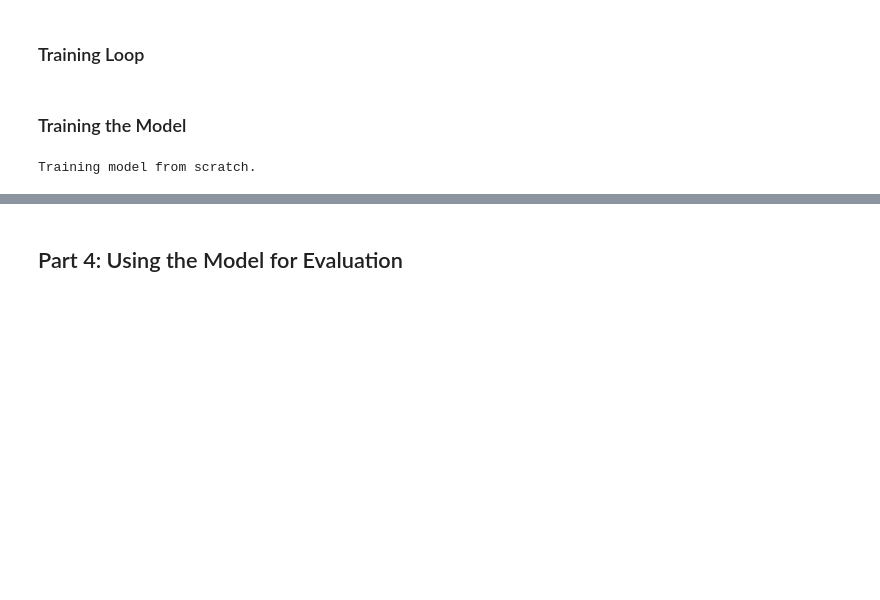
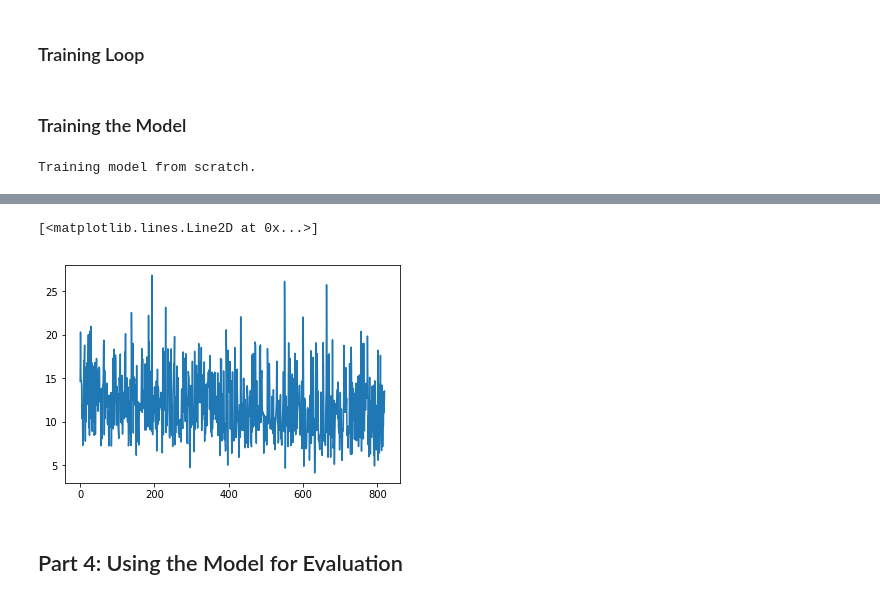
Before and after one commit to macbrennan90/translation-model, a Jupyter notebook: translation-model.ipynb, the cells around one changed output, grey strips where cells are left out. Saved outputs shown, nothing was run; the diff lists cells and outputs as text; code cells hidden in the pictures; blank space fills up the shorter version.

Commit message:
Built evaluation function, trained models on both datasets

```diff
--- a/translation-model.ipynb
+++ b/translation-model.ipynb
@@ -900,8 +935,8 @@ input_idx.shape
 # %% [output]
 torch.Size([1, 1])
 # %%
-o, h, a = decoder.forward(input_idx, decoder_hidden, encoder_output)
-print(o.shape)
+output, hidden, attention = decoder.forward(input_idx, decoder_hidden, encoder_output)
+print(output.shape)
 # %% [output]
 torch.Size([1, 99997])
 # %%
@@ -988,7 +1026,8 @@ def trainIters(encoder, decoder, dataloader, epochs, print_every_n_batches=100,
 
     # Cycle through epochs
     for epoch in range(epochs):
-
+        loss_avg = 0
+        print(f'Epoch {epoch + 1}/{epochs}')
         # Cycle through batches
         for i, batch in enumerate(dataloader):
 
@@ -998,12 +1037,13 @@ def trainIters(encoder, decoder, dataloader, epochs, print_every_n_batches=100,
 
             loss = train(input_tensor, target_tensor, encoder, decoder,
                          encoder_optimizer, decoder_optimizer, criterion)
-            if i % print_every_n_batches == 0:
-                print(f'batch {i} loss: {loss}')
-            plot_losses.append(loss)
 
-
-        print(f'Epoch {epoch + 1}/{epochs}, loss on final batch: {loss}')
+            loss_avg += loss
+            if i % print_every_n_batches == 0 and i != 0:
+                loss_avg /= print_every_n_batches
+                print(f'After {i} batches, average loss/{print_every_n_batches} batches: {loss_avg}')
+                plot_losses.append(loss)
+                loss_avg = 0
     return plot_losses
 # %% [markdown]
 ### Training the Model
@@ -1014,8 +1053,11 @@ learning_rate = 0.1
 dataloader = DataLoader(french_english_dataset, batch_size=batch_size,
                         shuffle=True, num_workers=4)
 # %%
-encoder = EncoderBiLSTM(hidden_size, fr_vectors).to(device)
-decoder = AttnDecoderLSTM(hidden_size, en_vectors, seq_length, 2*hidden_size).to(device)
+encoder_lstm = EncoderBiLSTM(hidden_size, fr_vectors).to(device)
+decoder_lstm = AttnDecoderLSTM(hidden_size, en_vectors, seq_length, 2*hidden_size).to(device)
+
+encoder_gru = EncoderBiGRU(hidden_size, fr_vectors).to(device)
+decoder_gru = AttnDecoderGRU(hidden_size, en_vectors, seq_length, 2*hidden_size).to(device)
 # %%
 from_scratch = True # Set to False if you have saved weights and want to load them
 
@@ -1077,0 +1099,7 @@ plt.plot(plot_losses)
+# %%
+print('Training GRU based network.')
+learning_rate = 0.001
+encoder_gru.train() # Set model to training mode
+decoder_gru.train() # Set model to training mode
+
+gru_losses = trainIters(encoder_gru, decoder_gru, dataloader, epochs=10, learning_rate = learning_rate)
@@ -1078,2 +1145,8 @@ plt.plot(plot_losses)
+# %%
+#plt.plot(lstm1_losses)
+plt.plot(gru_losses)
+# %% [output]
+[<matplotlib.lines.Line2D at 0x...>]
+[figure, added]
 # %%
 # Save the model weights to continue later
```
Also changed, not shown: parts of 32 cells of this notebook.
